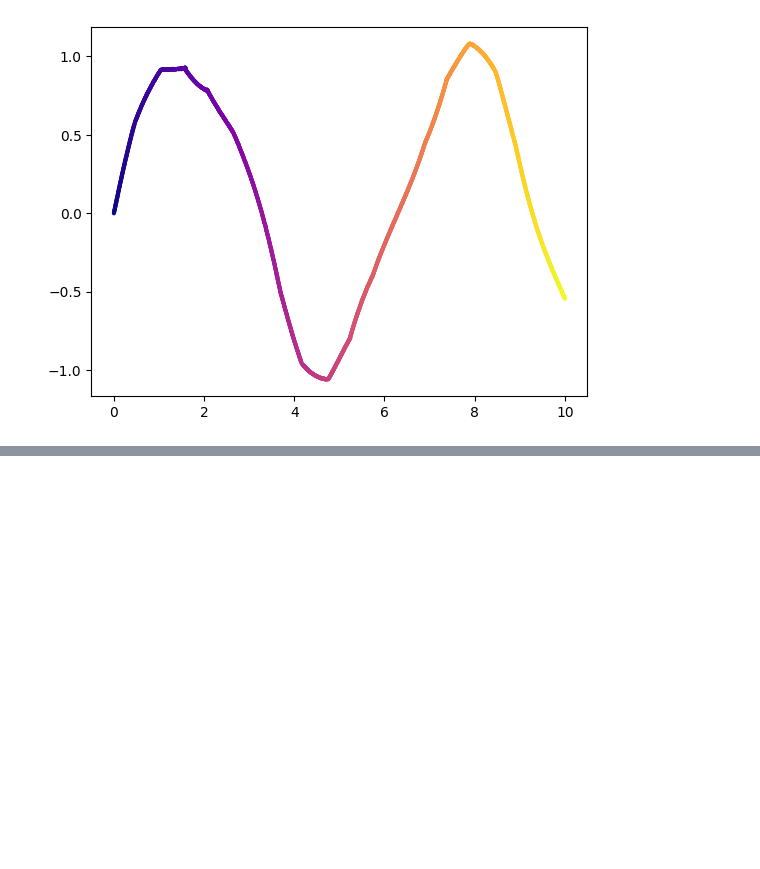
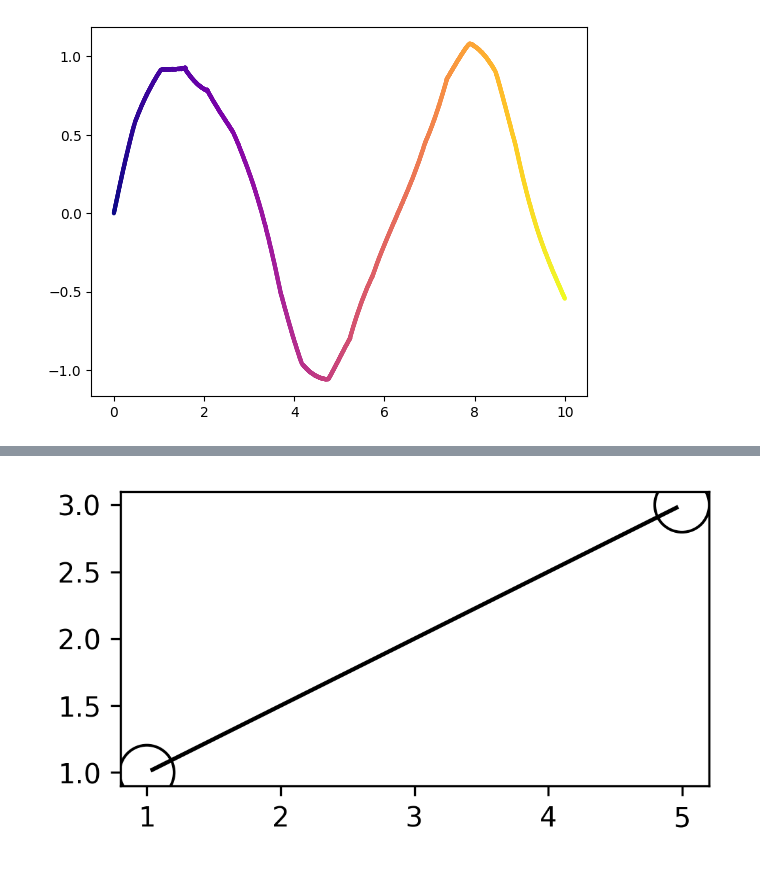
Before and after one commit to Giacomo-Menegatti/HARey_constellations_cards, a Jupyter notebook: SVG.ipynb, the cells around one changed output, grey strips where cells are left out. Cells and saved outputs as stored; diff of their text form; code cells hidden in the pictures; blank space fills up the shorter version.

```diff
--- a/SVG.ipynb
+++ b/SVG.ipynb
@@ -720,0 +928,57 @@ plt.show()
+# %%
+import numpy as np
+import matplotlib.pyplot as plt
+
+fig,ax = plt.subplots(figsize = (3,3), dpi=300) #figure with correct aspect ratio
+fig.subplots_adjust(0,0,1,1)
+ax.set_aspect('equal')
+
+A = np.array([1.0, 1.0])
+B = np.array([5.0, 3.0])
+
+s = 400
+
+# draw once so transforms exist
+fig.canvas.draw()
+
+# marker radius in points
+r_pt = np.sqrt(s) / 2
+
+# convert to pixels
+r_px = r_pt * fig.dpi / 72
+
+# convert pixels -> data units
+p0 = ax.transData.transform((0, 0))
+p1 = ax.transData.transform((1, 0))
+
+px_per_data = p1[0] - p0[0]
+
+r_data = r_px / px_per_data
+
+# direction vector
+d = B - A
+u = d / np.linalg.norm(d)
+
+# shorten line
+P1 = A + r_data * u
+P2 = B - r_data * u
+
+# line
+ax.plot(
+    [P1[0], P2[0]],
+    [P1[1], P2[1]],
+    'k-'
+)
+
+# empty circles
+ax.scatter(
+    [A[0], B[0]],
+    [A[1], B[1]],
+    s=s,
+    facecolors='none',
+    edgecolors='k'
+)
+
+plt.show()
+# %% [output]
+[figure, added]
```
Also changed, not shown: parts of 16 cells of this notebook, 13 other files.
